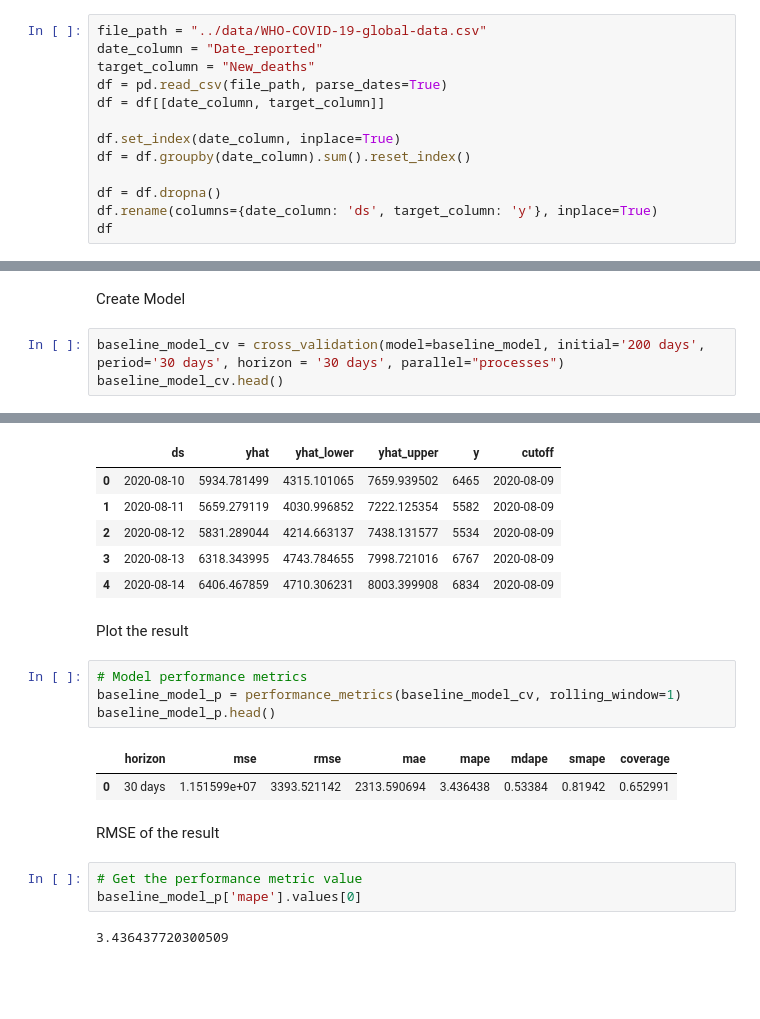
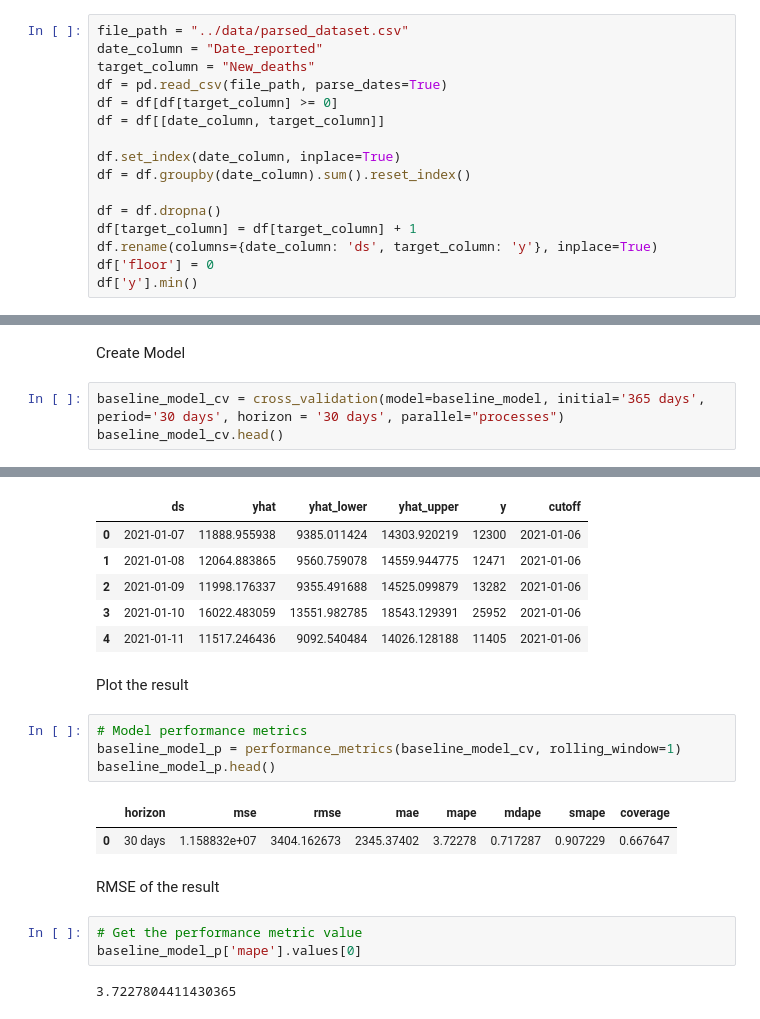
Before and after one commit to samuell07/timeseries-forecasting, a Jupyter notebook: covid_deaths/models/covid-deaths-prophet.ipynb, the cells around one changed output, grey strips where cells are left out. Cells and saved outputs as stored; diff of their text form; blank space fills up the shorter version.

```diff
--- a/covid_deaths/models/covid-deaths-prophet.ipynb
+++ b/covid_deaths/models/covid-deaths-prophet.ipynb
@@ -13,16 +10,19 @@ from prophet.diagnostics import cross_validation, performance_metrics
 # %% [markdown]
 Load dataset and prepare df
 # %%
-file_path = "../data/WHO-COVID-19-global-data.csv"
+file_path = "../data/parsed_dataset.csv"
 date_column = "Date_reported"
 target_column = "New_deaths"
 df = pd.read_csv(file_path, parse_dates=True)
+df = df[df[target_column] >= 0]
 df = df[[date_column, target_column]]
 
 df.set_index(date_column, inplace=True)
 df = df.groupby(date_column).sum().reset_index()
 
 df = df.dropna()
+df[target_column] = df[target_column] + 1
 df.rename(columns={date_column: 'ds', target_column: 'y'}, inplace=True)
-df
+df['floor'] = 0
+df['y'].min()
 # %% [output]
@@ -57,7 +45,7 @@ baseline_model.fit(train)
 # %% [markdown]
 Create Model
 # %%
-baseline_model_cv = cross_validation(model=baseline_model, initial='200 days', period='30 days', horizon = '30 days', parallel="processes")
+baseline_model_cv = cross_validation(model=baseline_model, initial='365 days', period='30 days', horizon = '30 days', parallel="processes")
 baseline_model_cv.head()
 # %% [output]
 Seasonality has period of 365.25 days which is larger than initial window. Consider increasing initial.
@@ -80,9 +68,9 @@ Seasonality has period of 365.25 days which is larger than initial window. Consi
 |  | ds | yhat | yhat_lower | yhat_upper | y | cutoff |
-| 0 | 2020-08-10 | 5934.781499 | 4315.101065 | 7659.939502 | 6465 | 2020-08-09 |
-| 1 | 2020-08-11 | 5659.279119 | 4030.996852 | 7222.125354 | 5582 | 2020-08-09 |
-| 2 | 2020-08-12 | 5831.289044 | 4214.663137 | 7438.131577 | 5534 | 2020-08-09 |
-| 3 | 2020-08-13 | 6318.343995 | 4743.784655 | 7998.721016 | 6767 | 2020-08-09 |
-| 4 | 2020-08-14 | 6406.467859 | 4710.306231 | 8003.399908 | 6834 | 2020-08-09 |
+| 0 | 2021-01-07 | 11888.955938 | 9385.011424 | 14303.920219 | 12300 | 2021-01-06 |
+| 1 | 2021-01-08 | 12064.883865 | 9560.759078 | 14559.944775 | 12471 | 2021-01-06 |
+| 2 | 2021-01-09 | 11998.176337 | 9355.491688 | 14525.099879 | 13282 | 2021-01-06 |
+| 3 | 2021-01-10 | 16022.483059 | 13551.982785 | 18543.129391 | 25952 | 2021-01-06 |
+| 4 | 2021-01-11 | 11517.246436 | 9092.540484 | 14026.128188 | 11405 | 2021-01-06 |
 # %% [markdown]
 Plot the result
 # %%
@@ -91,14 +79,14 @@ baseline_model_p = performance_metrics(baseline_model_cv, rolling_window=1)
 baseline_model_p.head()
 # %% [output]
 |  | horizon | mse | rmse | mae | mape | mdape | smape | coverage |
-| 0 | 30 days | 1.151599e+07 | 3393.521142 | 2313.590694 | 3.436438 | 0.53384 | 0.81942 | 0.652991 |
+| 0 | 30 days | 1.158832e+07 | 3404.162673 | 2345.37402 | 3.72278 | 0.717287 | 0.907229 | 0.667647 |
 # %% [markdown]
 RMSE of the result
 # %%
 # Get the performance metric value
 baseline_model_p['mape'].values[0]
 # %% [output]
-3.436437720300509
+3.7227804411430365
 # %%
 # Initiate the model
 manual_model = Prophet(changepoint_range=0.9)# Fit the model on the training dataset
```
Also changed, not shown: parts of 19 cells of this notebook, 14 other files.
